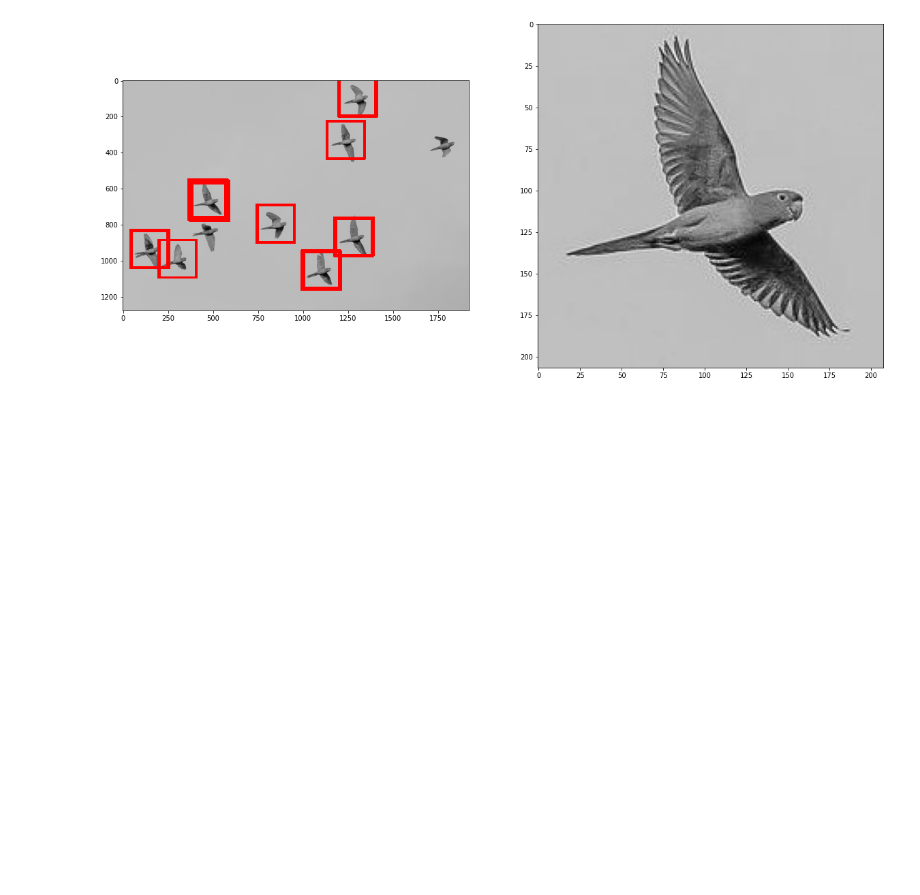
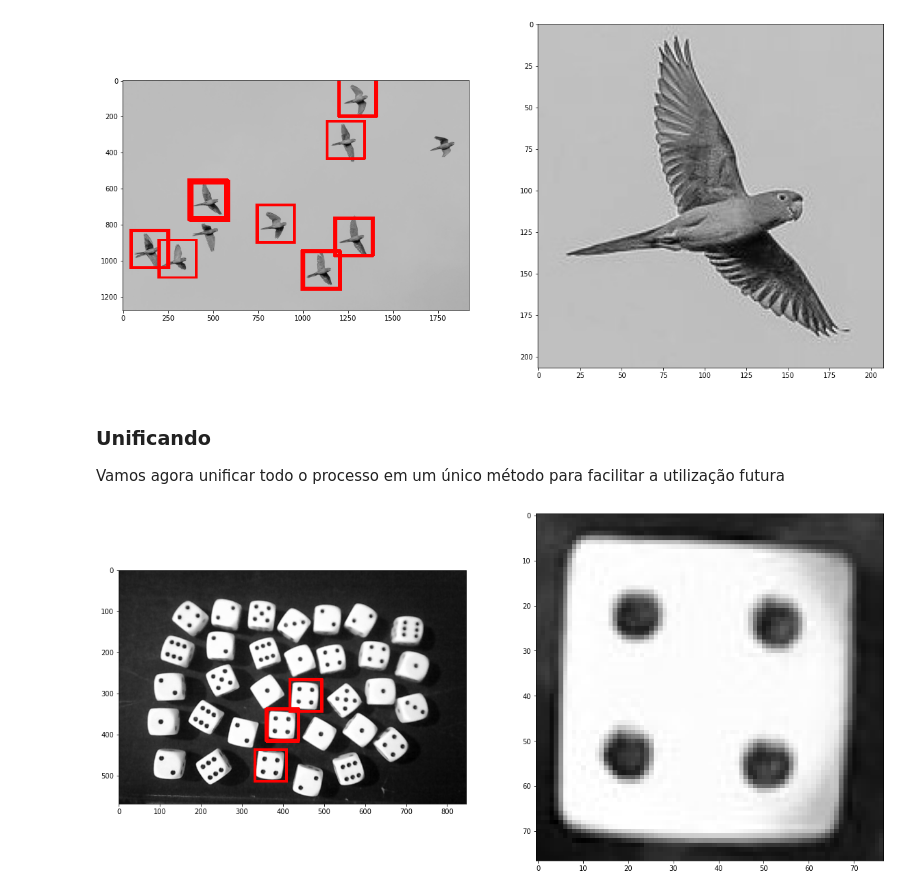
Before and after one commit to enriqueteles/SCC0251---Object-recognition, a Jupyter notebook: Object recognition.ipynb, the cells around one changed output. Cells and saved outputs as stored; diff of their text form; code cells hidden in the pictures; blank space fills up the shorter version.

```diff
--- a/Object recognition.ipynb
+++ b/Object recognition.ipynb
@@ -137,3 +137,27 @@ def print_corr_img(img, corr, template, th):
 print_corr_img(img, corr, template, 0.6)
 # %% [output]
 [figure]
+# %% [markdown]
+### Unificando
+
+Vamos agora unificar todo o processo em um único método para facilitar a utilização futura
+# %%
+def match_template(img_, template_, th):
+    img = np.array(img_, copy=True)
+    template = np.array(template_, copy=True)
+
+    # rgb to greyscale
+    if (img.shape[-1] == 3):
+        img = img_rgb_to_gray(img)
+    if (template.shape[-1] == 3):
+        template = img_rgb_to_gray(template)
+
+    # cross correlation
+    corr = normxcorr(img, template)
+
+    # plot
+    print_corr_img(img, corr, template, th)
+# %%
+match_template(imgs[1,0], imgs[1,1], 0.9)
+# %% [output]
+[figure, added]
```
Also changed, not shown: parts of 2 cells of this notebook.
